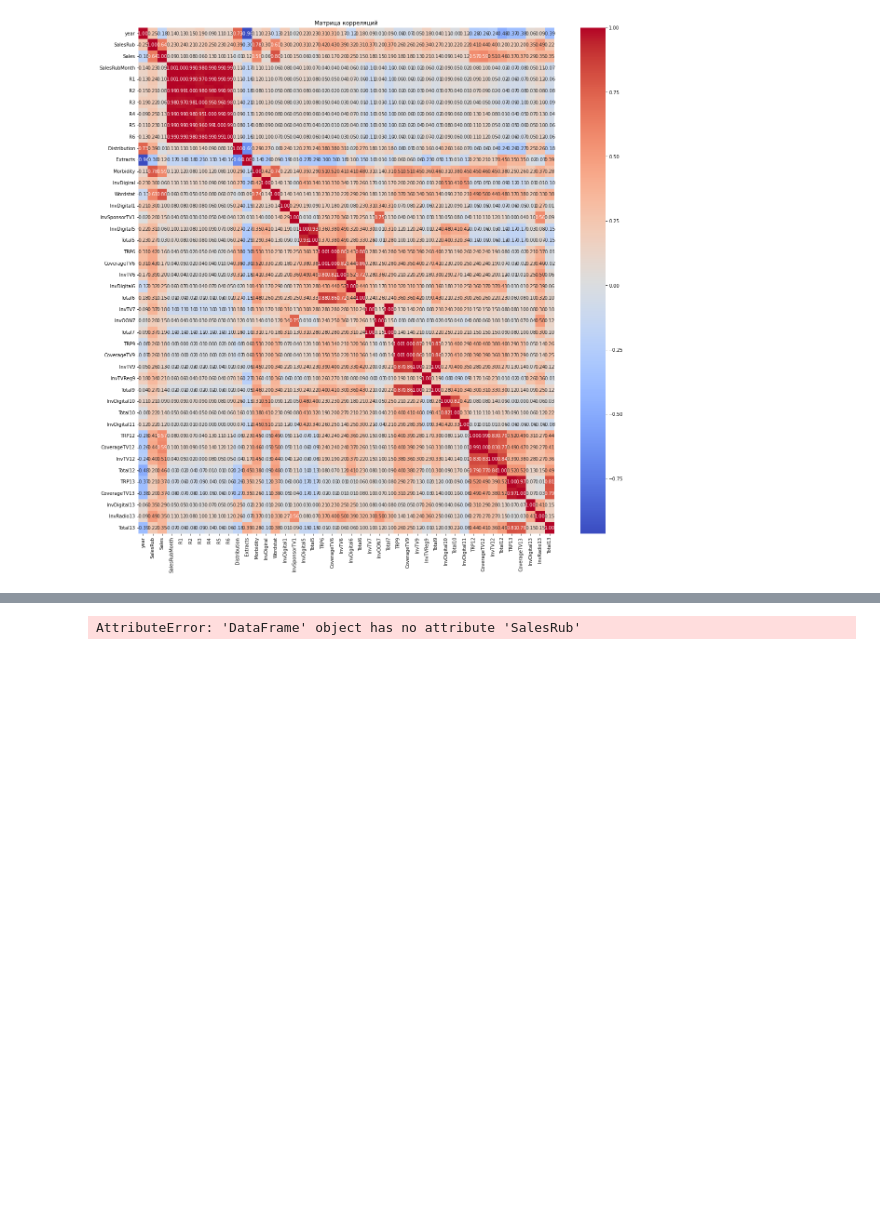
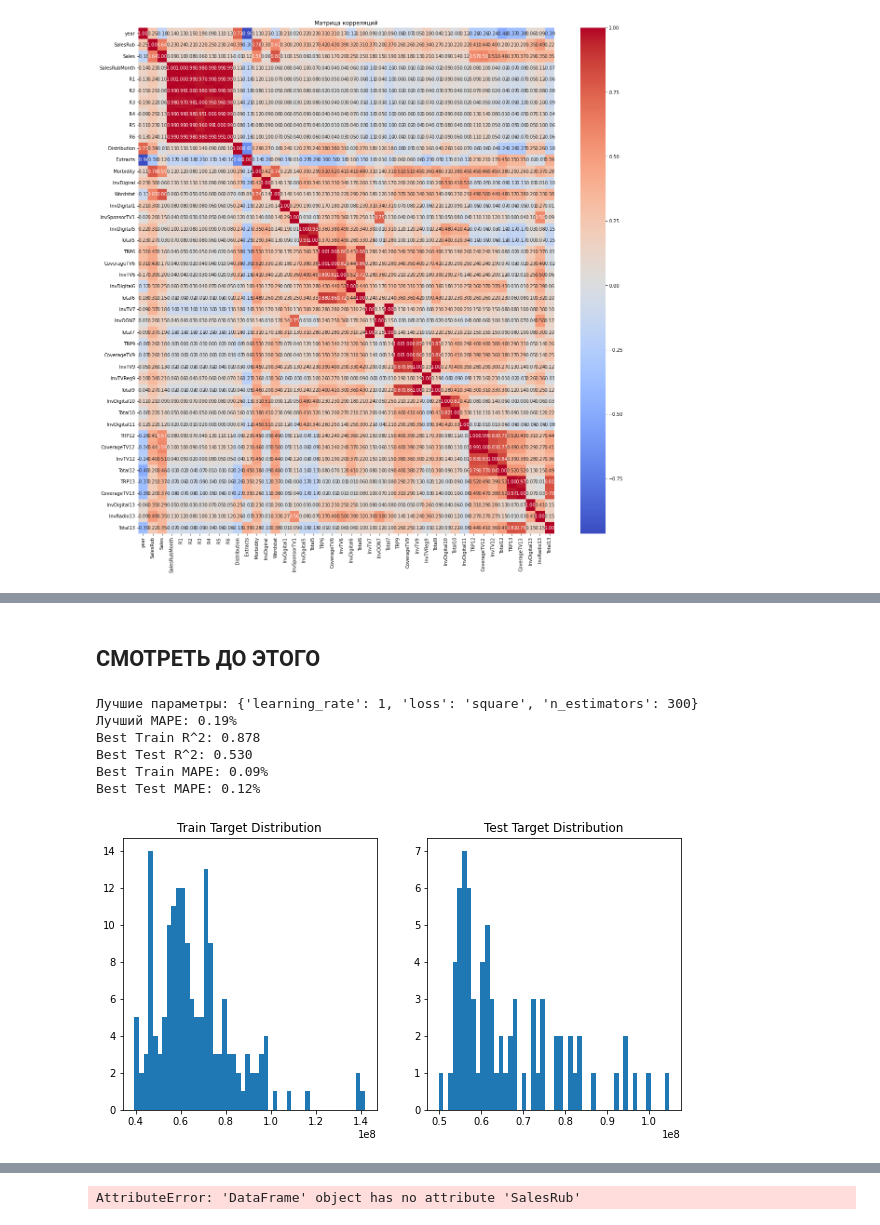
Before and after one commit to Exeskicks/media_wise, a Jupyter notebook: media_wise.ipynb, the cells around one changed output, grey strips where cells are left out. Saved outputs shown, nothing was run; the diff lists cells and outputs as text; code cells hidden in the pictures; blank space fills up the shorter version.

```diff
--- a/media_wise.ipynb
+++ b/media_wise.ipynb
@@ -687,0 +687,55 @@ plotCoefficients(lasso,normas = True)
+# %% [markdown]
+## СМОТРЕТЬ ДО ЭТОГО
+# %%
+from sklearn.model_selection import GridSearchCV
+from sklearn.ensemble import AdaBoostRegressor
+from sklearn.metrics import r2_score, mean_absolute_percentage_error
+
+# Определение параметров для поиска
+param_grid = {
+    'n_estimators': [50, 100, 200, 300],
+    'learning_rate': [0.01, 0.05, 0.1, 0.5, 1],
+    'loss': ['linear', 'square', 'exponential']
+}
+
+# Создание объекта GridSearchCV
+grid_search = GridSearchCV(
+    AdaBoostRegressor(random_state=0),
+    param_grid,
+    cv=3,  # Количество фолдов в кросс-валидации
+    scoring='neg_mean_absolute_percentage_error',  # Минимизация MAPE
+    n_jobs=-1
+)
+
+# Запуск поиска
+grid_search.fit(X_train_scaled, y_train)
+
+# Лучшие параметры и лучший скор (преобразование скора в положительное значение)
+best_params = grid_search.best_params_
+best_score = -grid_search.best_score_  # Преобразование, т.к. используется neg_mean_absolute_percentage_error
+
+# Обучение AdaBoostRegressor с лучшими параметрами
+best_gbr = AdaBoostRegressor(**best_params, random_state=0)
+best_gbr.fit(X_train_scaled, y_train)
+
+# Предсказание значений и расчет метрик для лучшей модели
+y_pred_train_best = best_gbr.predict(X_train_scaled)
+y_pred_test_best = best_gbr.predict(X_test_scaled)
+r2_train_best = r2_score(y_train, y_pred_train_best)
+r2_test_best = r2_score(y_test, y_pred_test_best)
+mape_train_best = mean_absolute_percentage_error(y_train, y_pred_train_best)
+mape_test_best = mean_absolute_percentage_error(y_test, y_pred_test_best)
+
+print(f'Лучшие параметры: {best_params}')
+print(f'Лучший MAPE: {best_score:.2f}%')
+print(f'Best Train R^2: {r2_train_best:.3f}')
+print(f'Best Test R^2: {r2_test_best:.3f}')
+print(f'Best Train MAPE: {mape_train_best:.2f}%')
+print(f'Best Test MAPE: {mape_test_best:.2f}%')
+# %% [output]
+Лучшие параметры: {'learning_rate': 1, 'loss': 'square', 'n_estimators': 300}
+Лучший MAPE: 0.19%
+Best Train R^2: 0.878
+Best Test R^2: 0.530
+Best Train MAPE: 0.09%
+Best Test MAPE: 0.12%
@@ -687,0 +747,12 @@ plotCoefficients(lasso,normas = True)
+# %%
+plt.figure(figsize=(10, 5))
+plt.subplot(1, 2, 1)
+plt.hist(y_train, bins=50)
+plt.title('Train Target Distribution')
+
+plt.subplot(1, 2, 2)
+plt.hist(y_test, bins=50)
+plt.title('Test Target Distribution')
+plt.show()
+# %% [output]
+[figure, added]
```
Also changed, not shown: parts of 71 cells of this notebook.
